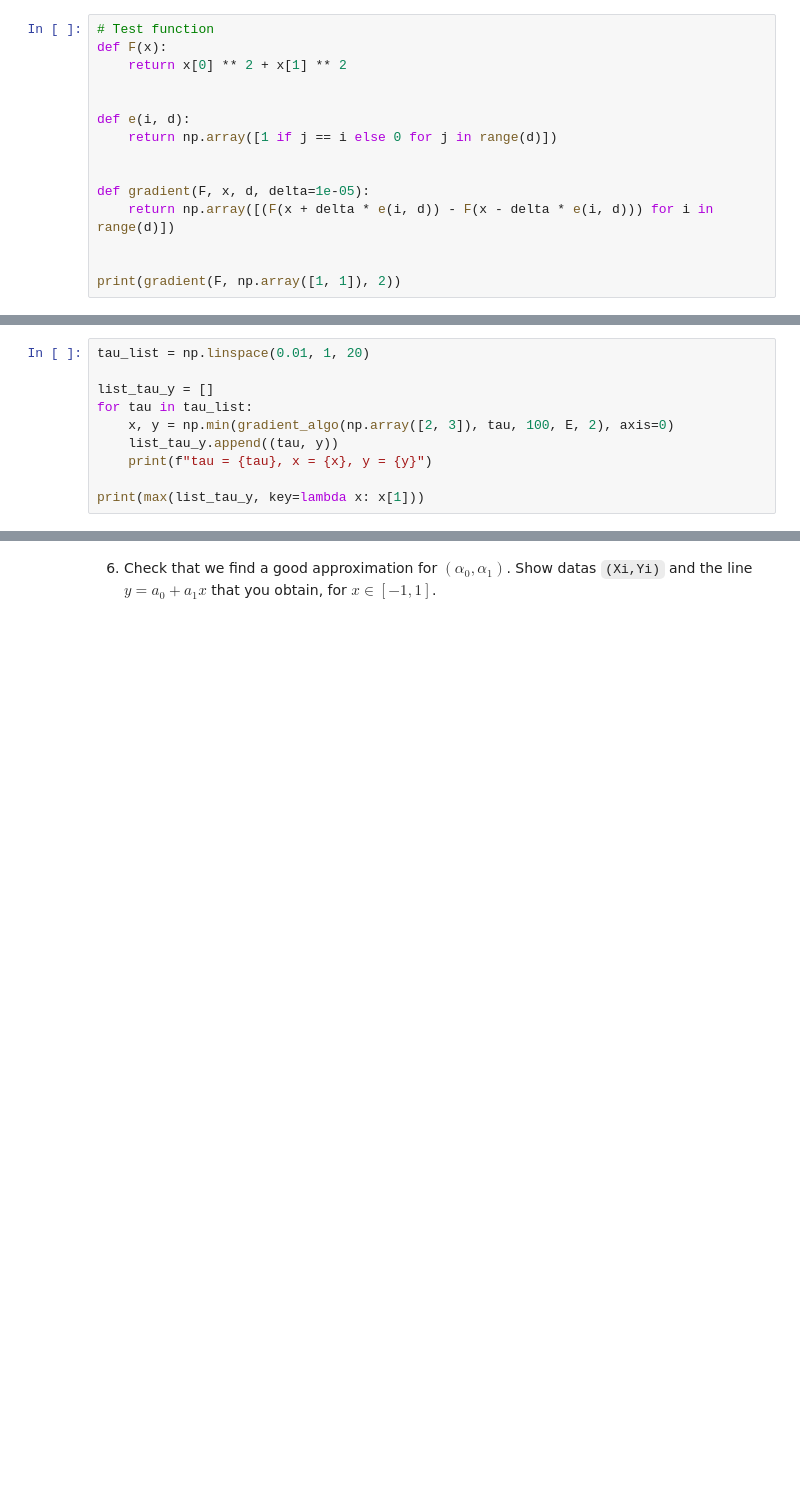
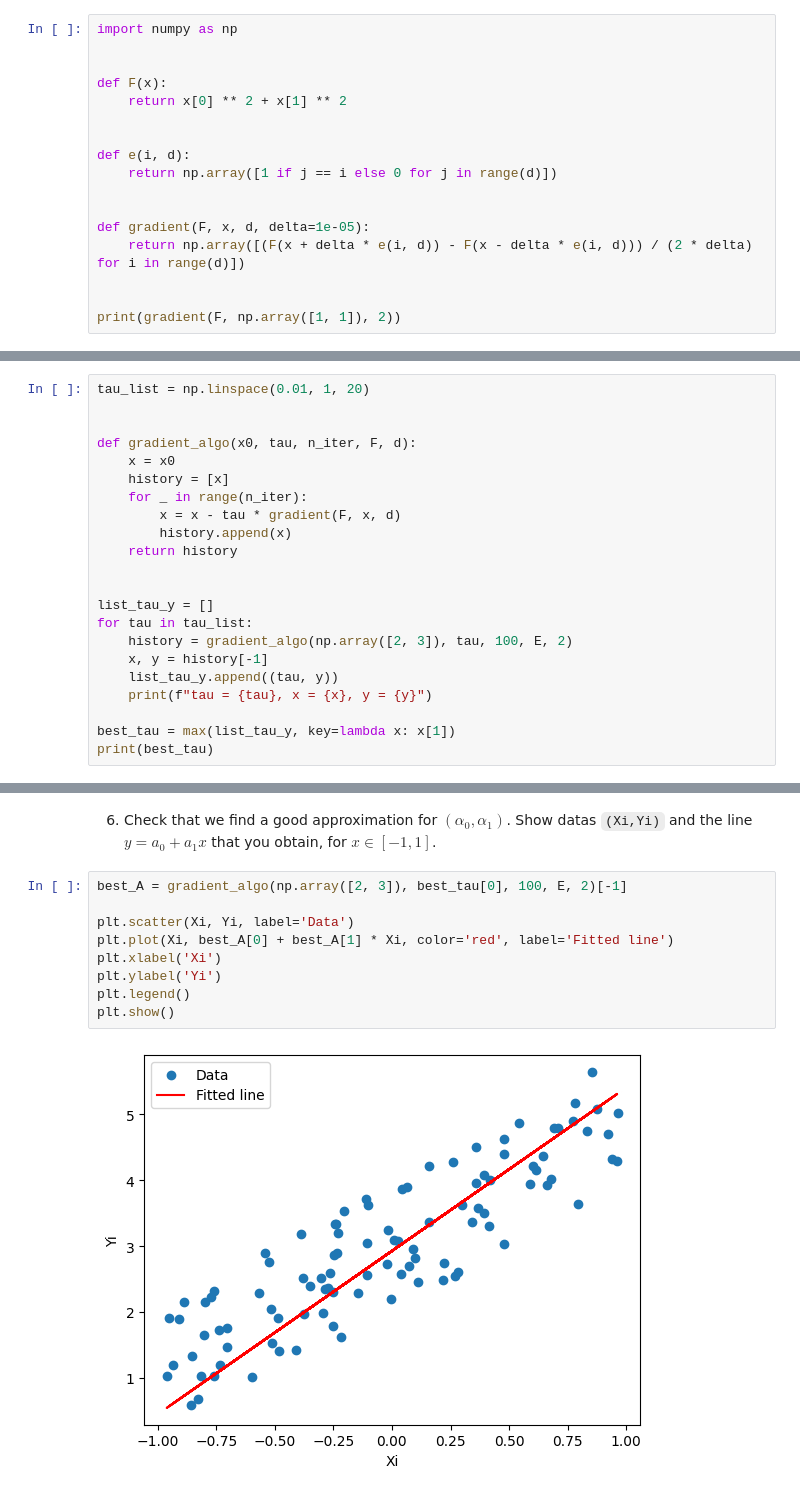
Before and after one commit to ArthurDanjou/ArtStudies, a Jupyter notebook: M1/Numerical Optimisation/ComputerSession1Subject.ipynb, the cells around one changed output, grey strips where cells are left out. Drawn from its saved outputs; the diff is of its cells as text; blank space fills up the shorter version.

```diff
--- a/M1/Numerical Optimisation/ComputerSession1Subject.ipynb
+++ b/M1/Numerical Optimisation/ComputerSession1Subject.ipynb
@@ -246,7 +272,9 @@ We now consider a function $f$ of $d$ variables.
     gradient of the Python function `F`. You can test your code on the following
     toy function:
 # %%
-# Test function
+import numpy as np
+
+
 def F(x):
     return x[0] ** 2 + x[1] ** 2
 
@@ -256,7 +284,7 @@ def e(i, d):
 
 
 def gradient(F, x, d, delta=1e-05):
-    return np.array([(F(x + delta * e(i, d)) - F(x - delta * e(i, d))) for i in range(d)])
+    return np.array([(F(x + delta * e(i, d)) - F(x - delta * e(i, d))) / (2 * delta) for i in range(d)])
 
 
 print(gradient(F, np.array([1, 1]), 2))
@@ -322,11 +352,23 @@ plt.colorbar()
 # %%
 tau_list = np.linspace(0.01, 1, 20)
 
+
+def gradient_algo(x0, tau, n_iter, F, d):
+    x = x0
+    history = [x]
+    for _ in range(n_iter):
+        x = x - tau * gradient(F, x, d)
+        history.append(x)
+    return history
+
+
 list_tau_y = []
 for tau in tau_list:
-    x, y = np.min(gradient_algo(np.array([2, 3]), tau, 100, E, 2), axis=0)
+    history = gradient_algo(np.array([2, 3]), tau, 100, E, 2)
+    x, y = history[-1]
     list_tau_y.append((tau, y))
     print(f"tau = {tau}, x = {x}, y = {y}")
 
-print(max(list_tau_y, key=lambda x: x[1]))
+best_tau = max(list_tau_y, key=lambda x: x[1])
+print(best_tau)
 # %% [output]
@@ -350,3 +392,14 @@ tau = 1.0, x = 2.0, y = 2.998695333321253
 # %% [markdown]
 6. Check that we find a good approximation for $(\alpha_0,\alpha_1)$. Show datas
    `(Xi,Yi)` and the line $y=a_0+a_1x$ that you obtain, for $x\in[-1,1]$.
+# %%
+best_A = gradient_algo(np.array([2, 3]), best_tau[0], 100, E, 2)[-1]
+
+plt.scatter(Xi, Yi, label='Data')
+plt.plot(Xi, best_A[0] + best_A[1] * Xi, color='red', label='Fitted line')
+plt.xlabel('Xi')
+plt.ylabel('Yi')
+plt.legend()
+plt.show()
+# %% [output]
+[figure, added]
```
Also changed, not shown: parts of 6 cells of this notebook.
